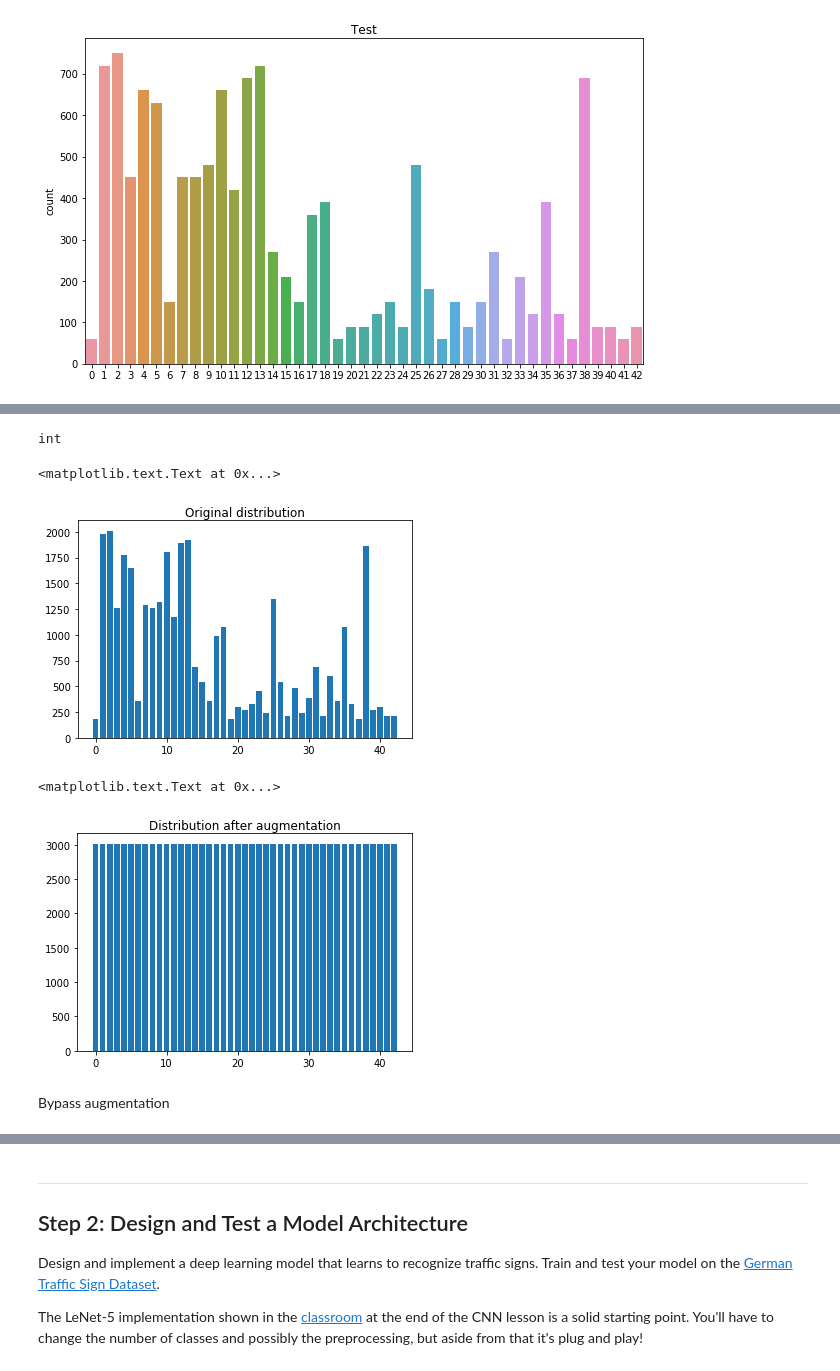
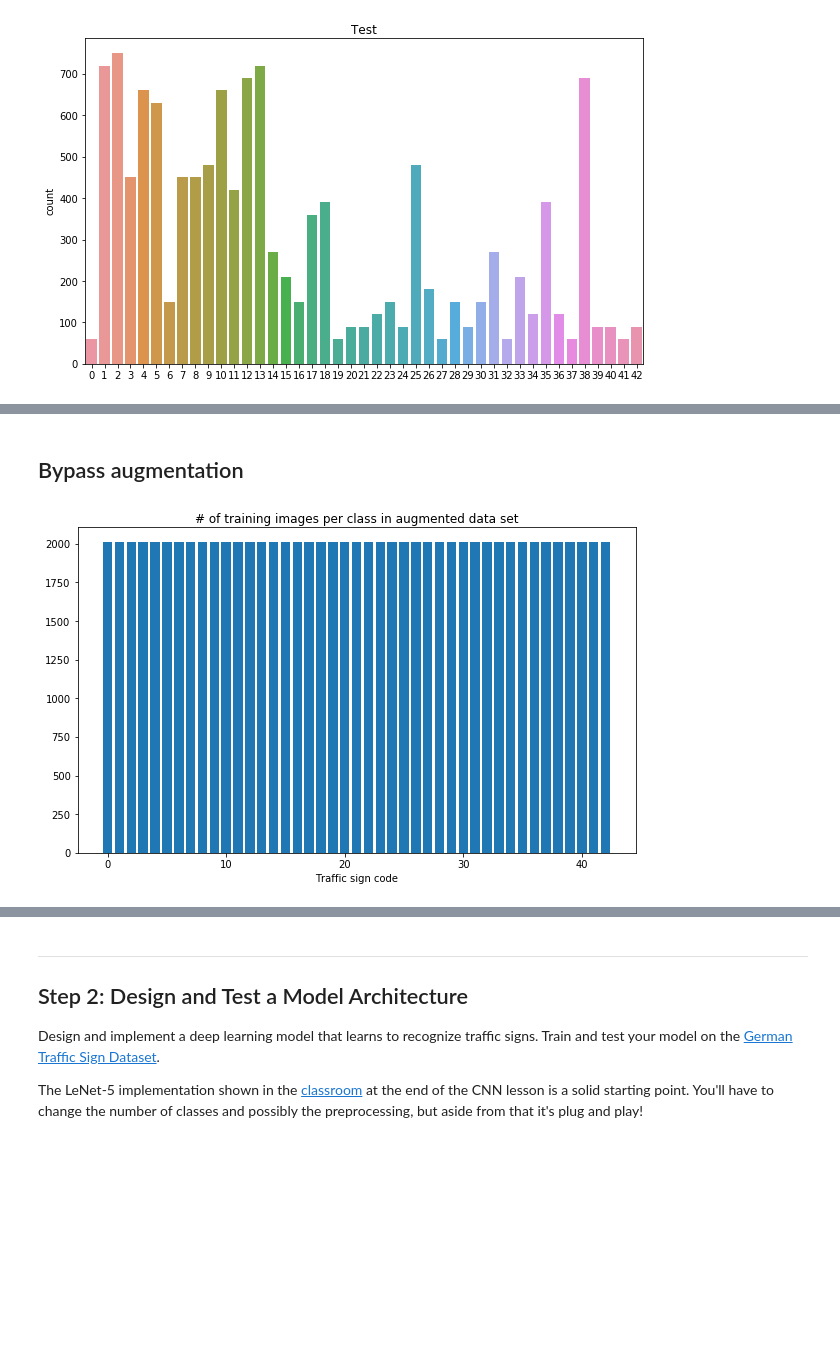
Before and after one commit to fstahl1/traffic-sign-classifier, a Jupyter notebook: Traffic_Sign_Classifier.ipynb, the cells around one changed output, grey strips where cells are left out. Cells and saved outputs as stored; diff of their text form; code cells hidden in the pictures; blank space fills up the shorter version.

```diff
--- a/Traffic_Sign_Classifier.ipynb
+++ b/Traffic_Sign_Classifier.ipynb
@@ -178,22 +181,13 @@ print(test2.shape)
-# %%
-test = 5%7
-type(test)
-# %% [output]
-int
-# %%
-class_id, class_size = np.unique(y_train, return_counts=True)
-# plt.figure(figsize=(100,10))
-plt.bar(class_id,class_size,align='center')
-plt.title('Original distribution')
-# %% [output]
-<matplotlib.text.Text at 0x...>
-[figure, removed]
 # %%
+class_id, class_size = np.unique(y_train, return_counts=True)
 max_class_size = np.max(class_size)
-target_class_size = int(max_class_size*(1 + 0.5))
 
-X_train_bal = np.zeros((n_classes*target_class_size,32,32,3))
-y_train_bal = np.zeros((n_classes*target_class_size))
+# target_class_size = 5000
+target_class_size = max_class_size
+# target_class_size = int(max_class_size*(1 + 0.5))
+
+X_train_bal = np.zeros((n_classes*target_class_size,32,32,3),dtype=np.uint8)
+y_train_bal = np.zeros((n_classes*target_class_size),dtype=int)
 
 start = 0
 for i in range(n_classes):
@@ -201,10 +195,9 @@ for i in range(n_classes):
     class_inds = np.where(y_train==i)
     X_train_class = X_train[class_inds]
     y_train_class = y_train[class_inds]
-
+#     import pdb; pdb.set_trace()
     prop = target_class_size/class_size[i] # how often the existing data fits into the augmented array
     rest = target_class_size%class_size[i]
-
     # if existing data fits more than 1x in augm array
     if prop>1:
         # fill up with integer multiple
@@ -212,13 +205,23 @@ for i in range(n_classes):
         X_train_bal[start:start+class_size[i]*int(prop)] = np.tile(X_train_class,(int(prop),1,1,1))
         y_train_bal[start:start+class_size[i]*int(prop)] = np.tile(y_train_class,int(prop))
         # fill up rest
-        X_train_bal[start+class_size[i]*int(prop):start+target_class_size] = rd.sample(X_train_class.tolist(),
-                                                                                            rest)
-        y_train_bal[start+class_size[i]*int(prop):start+target_class_size] = rd.sample(y_train_class.tolist(),
-                                                                                            rest)
+#         rand_inds = rand.randint(class_inds, rest)
+        X_train_bal[start+class_size[i]*int(prop):start+target_class_size] = X_train_class[0:rest]
+        y_train_bal[start+class_size[i]*int(prop):start+target_class_size] = y_train_class[0:rest]
+
+#         X_train_bal[start+class_size[i]*int(prop):start+target_class_size] = rd.sample(X_train_class.tolist(),
+#                                                                                             rest)
+#         y_train_bal[start+class_size[i]*int(prop):start+target_class_size] = rd.sample(y_train_class.tolist(),
+#                                                                                             rest)
+
+    if prop==1:
+        X_train_bal[start:start+class_size[i]*int(prop)] = X_train_class
+        y_train_bal[start:start+class_size[i]*int(prop)] = y_train_class
 
     if prop<1:
         print('something went wrong...')
 
     # update start value for next class
     start += target_class_size
+# %% [markdown]
+## Bypass augmentation
@@ -225,8 +231,15 @@ for i in range(n_classes):
 # %%
+bal_class_id, bal_class_size = np.unique(y_train_bal, return_counts=True)
+
+fig, ax = plt.subplots(figsize=(10,6))
+# sns.countplot(y_train_bal)
+plt.bar(bal_class_id, bal_class_size, align='center')
+plt.title('# of training images per class in augmented data set')
+plt.xlabel('Traffic sign code');
+
 # plt.figure(figsize=(60,30))
-class_id, class_size = np.unique(y_train_bal, return_counts=True)
-plt.bar(class_id,class_size,align='center')
-plt.title('Distribution after augmentation')
+# class_id, class_size = np.unique(y_train_bal, return_counts=True)
+# plt.bar(class_id,class_size,align='center')
+# plt.title('Distribution after augmentation')
 # %% [output]
-<matplotlib.text.Text at 0x...>
-[figure, old version]
+[figure, new version]
@@ -299,2 +245,0 @@ print('Final number of training examples', n_train_aug)
-# %% [markdown]
-Bypass augmentation
```
Also changed, not shown: parts of 43 cells of this notebook, 7 other files.
